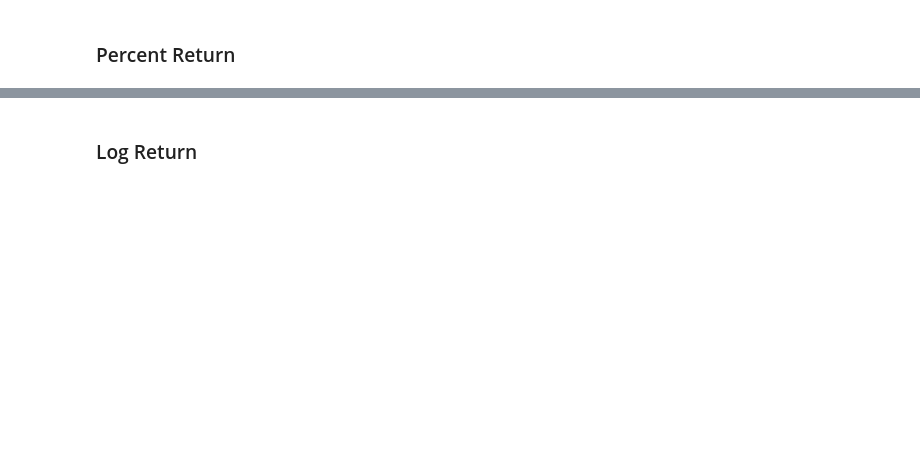
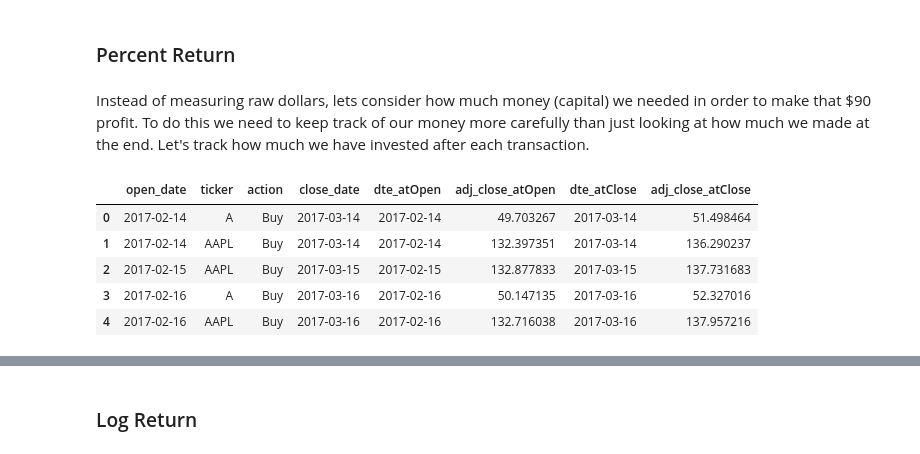
Before and after one commit to Isaac-Flath/trading, a Jupyter notebook: trading/102_BasicTesting.ipynb, the cells around one changed output, grey strips where cells are left out. Drawn from its saved outputs; the diff is of its cells as text; code cells hidden in the pictures; blank space fills up the shorter version.

```diff
--- a/trading/102_BasicTesting.ipynb
+++ b/trading/102_BasicTesting.ipynb
@@ -140,2 +217,13 @@ transactions
 # %% [markdown]
 ### Percent Return
+# %% [markdown]
+Instead of measuring raw dollars, lets consider how much money (capital) we needed in order to make that $90 profit.  To do this we need to keep track of our money more carefully than just looking at how much we made at the end.  Let's track how much we have invested after each transaction.
+# %%
+transactions.head()
+# %% [output]
+|  | open_date | ticker | action | close_date | dte_atOpen | adj_close_atOpen | dte_atClose | adj_close_atClose |
+| 0 | 2017-02-14 | A | Buy | 2017-03-14 | 2017-02-14 | 49.703267 | 2017-03-14 | 51.498464 |
+| 1 | 2017-02-14 | AAPL | Buy | 2017-03-14 | 2017-02-14 | 132.397351 | 2017-03-14 | 136.290237 |
+| 2 | 2017-02-15 | AAPL | Buy | 2017-03-15 | 2017-02-15 | 132.877833 | 2017-03-15 | 137.731683 |
+| 3 | 2017-02-16 | A | Buy | 2017-03-16 | 2017-02-16 | 50.147135 | 2017-03-16 | 52.327016 |
+| 4 | 2017-02-16 | AAPL | Buy | 2017-03-16 | 2017-02-16 | 132.716038 | 2017-03-16 | 137.957216 |
```
Also changed, not shown: parts of 40 cells of this notebook, 9 other files.
